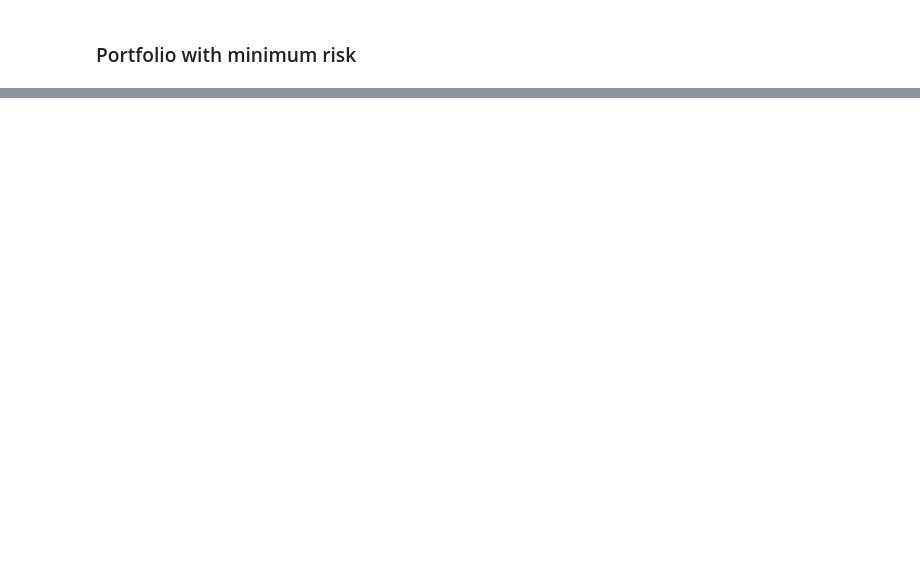
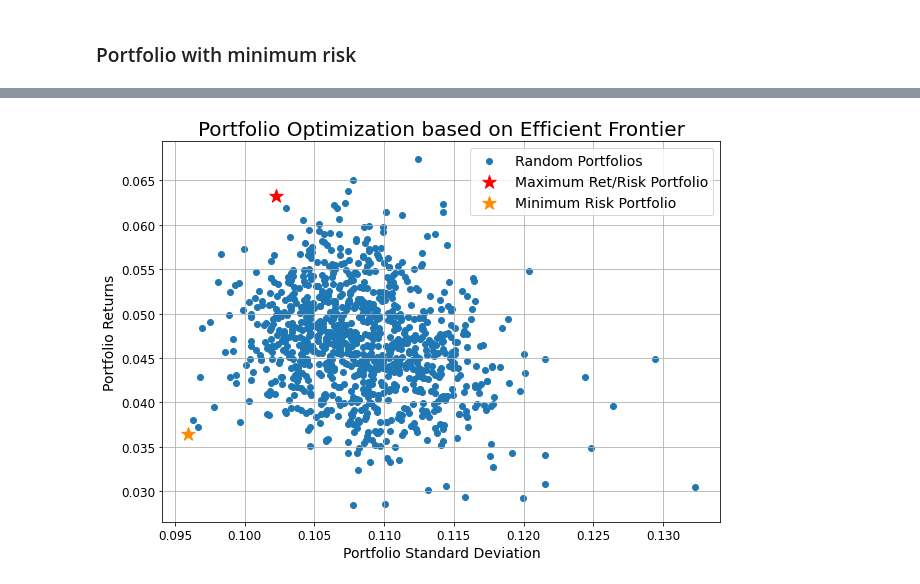
Before and after one commit to andrewdtu/asset-class-performance-under-inflation, a Jupyter notebook: portfolio_randomizer.ipynb, the cells around one changed output, grey strips where cells are left out. Cells and saved outputs as stored; diff of their text form; code cells hidden in the pictures; blank space fills up the shorter version.

```diff
--- a/portfolio_randomizer.ipynb
+++ b/portfolio_randomizer.ipynb
@@ -220,0 +230,16 @@ XLY 7.79%
+# %%
+# Read CSV to get the prices
+stock_prices_1 = pd.read_csv("/Applications/Study/UW Madison/UW Madison courses/STAT 479/R code/stock.csv",index_col=0)
+
+
+stock_prices_1 = stock_prices_1.pivot_table(index=['Date'],columns=['ticker'],values=['Close']).rename_axis(None, axis=0)
+stock_prices_1.columns = stock_prices_1.columns.droplevel(0)
+
+
+stock_prices = stock_prices_1.drop(['GDX','XME','XOP'],axis=1)
+#2005-01-12 to 2007-06-15
+m1 = stock_prices.index > '2005-01-12'
+m2 = stock_prices.index < '2007-06-15'
+stock_prices = stock_prices[np.logical_and.reduce([m1, m2])]
+
+stock_prices
@@ -220,0 +314,26 @@ XLY 7.79%
+# %%
+# Identify the portfolio with the maximum returns/standard deviation using idxmax() function
+max_ret_by_std_dev = portfolio.iloc[portfolio['returns/std_dev'].idxmax()]
+wts_max_ret_by_std_dev = weights_array[portfolio['returns/std_dev'].idxmax()]
+
+# Similarly identify the portfolio with the minimum standard deviation using idxmin() function
+min_std_dev = portfolio.iloc[portfolio['std_dev'].idxmin()]
+wts_min_std_dev = weights_array[portfolio['std_dev'].idxmin()]
+# %%
+# Highlight the maximum returns/risk portfolio and minimum risk portfolio
+plt.figure(figsize=(10, 7))
+plt.grid()
+plt.scatter(portfolio.std_dev, portfolio.returns, label='Random Portfolios')
+plt.scatter(max_ret_by_std_dev.std_dev, max_ret_by_std_dev.returns,
+            marker='*', s=200, color='r', label='Maximum Ret/Risk Portfolio')
+plt.scatter(min_std_dev.std_dev, min_std_dev.returns,
+            marker='*', s=200, color='darkorange', label='Minimum Risk Portfolio')
+plt.xlabel('Portfolio Standard Deviation', fontsize=14)
+plt.xticks(fontsize=12)
+plt.ylabel('Portfolio Returns', fontsize=14)
+plt.yticks(fontsize=12)
+plt.legend(loc='best', fontsize=14)
+plt.title('Portfolio Optimization based on Efficient Frontier', fontsize=20)
+plt.show()
+# %% [output]
+[figure, added]
```
Also changed, not shown: parts of 13 cells of this notebook.
